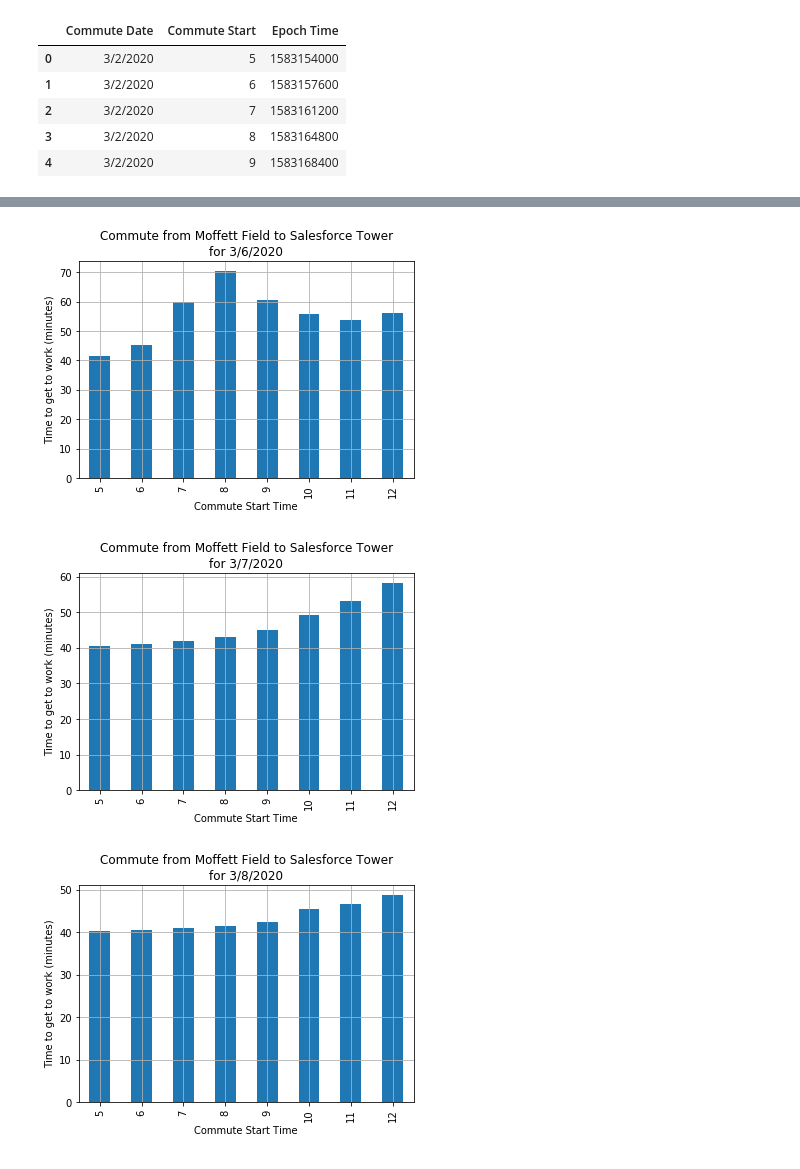
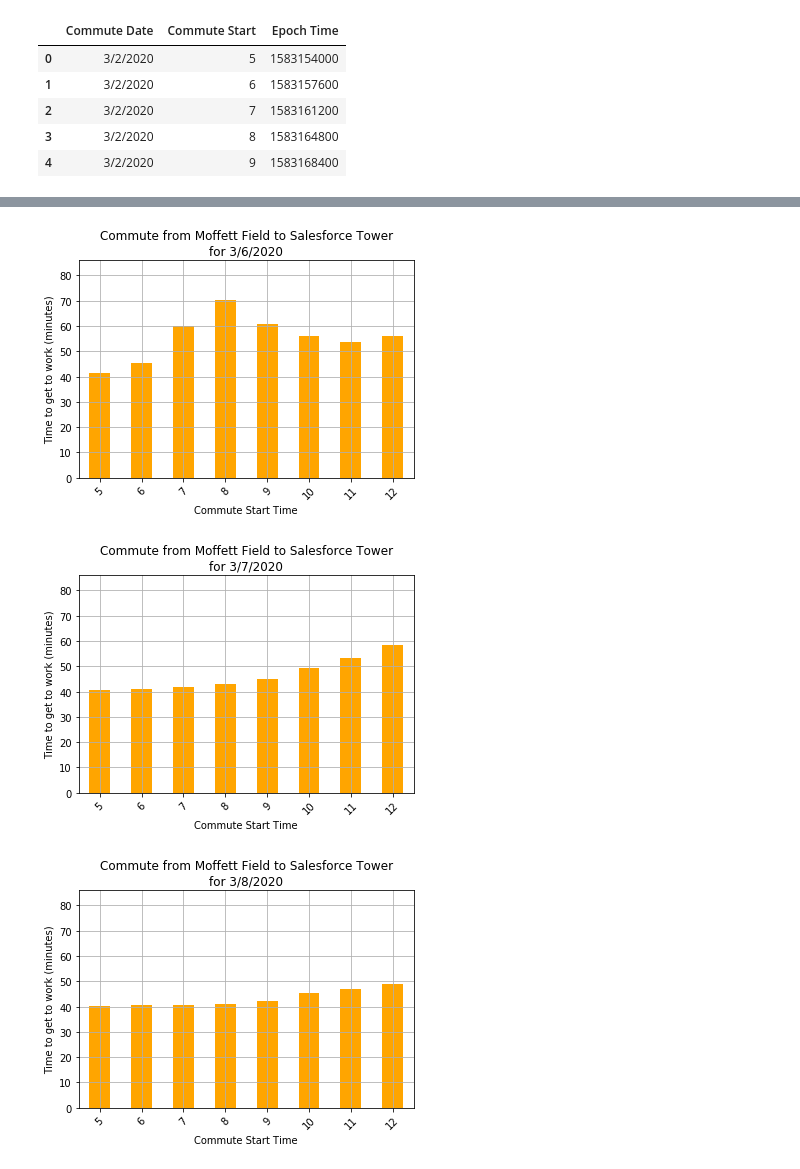
Before and after one commit to magcox5/CommuteChaos, a Jupyter notebook: Molly_Commute.ipynb, the cells around one changed output, grey strips where cells are left out. Saved outputs shown, nothing was run; the diff lists cells and outputs as text; code cells hidden in the pictures.

Commit message:
Updated bar charts format

```diff
--- a/Molly_Commute.ipynb
+++ b/Molly_Commute.ipynb
@@ -182,13 +181,16 @@ commute_to_home_df.to_csv('commute_to_home.csv')
 # Create 7 bar charts, one for each day of week, with start times we have stored as x-axis
 # and commute time in minutes as y-axis
 s_times_list_to_work = [str(item) for item in times_list_to_work]
+y_Max = round(commute_to_work_df['Commute Time'].max()/60)
+#print(y_Max)
 for day in dates_list:
     commute_to_plot_df = commute_to_work_df[commute_to_work_df['Commute Date'] == day]
     work_trips = commute_to_plot_df['Commute Time']/60
-    work_times = work_trips.plot(kind="bar", title= f"Commute from {home_location} to {work_location}\nfor {day}")
+    work_times = work_trips.plot(kind="bar", title= f"Commute from {home_location} to {work_location}\nfor {day}", color="orange",rot=45)
     work_times.set_xlabel("Commute Start Time")
     work_times.set_ylabel("Time to get to work (minutes)")
     work_times.set_xticklabels(s_times_list_to_work)
+    work_times.set_ylim(0, y_Max+5)
     work_times.grid(b=True)
     plt.show()
 # %% [output]
@@ -199,6 +201,6 @@ for day in dates_list:
-[figure, old version]
+[figure, new version]
-[figure, old version]
+[figure, new version]
-[figure, old version]
+[figure, new version]
 # %%
 # Going Home...
 # Create 7 bar charts, one for each day of week, with start times we have stored as x-axis
```
Also changed, not shown: parts of 9 cells of this notebook.
